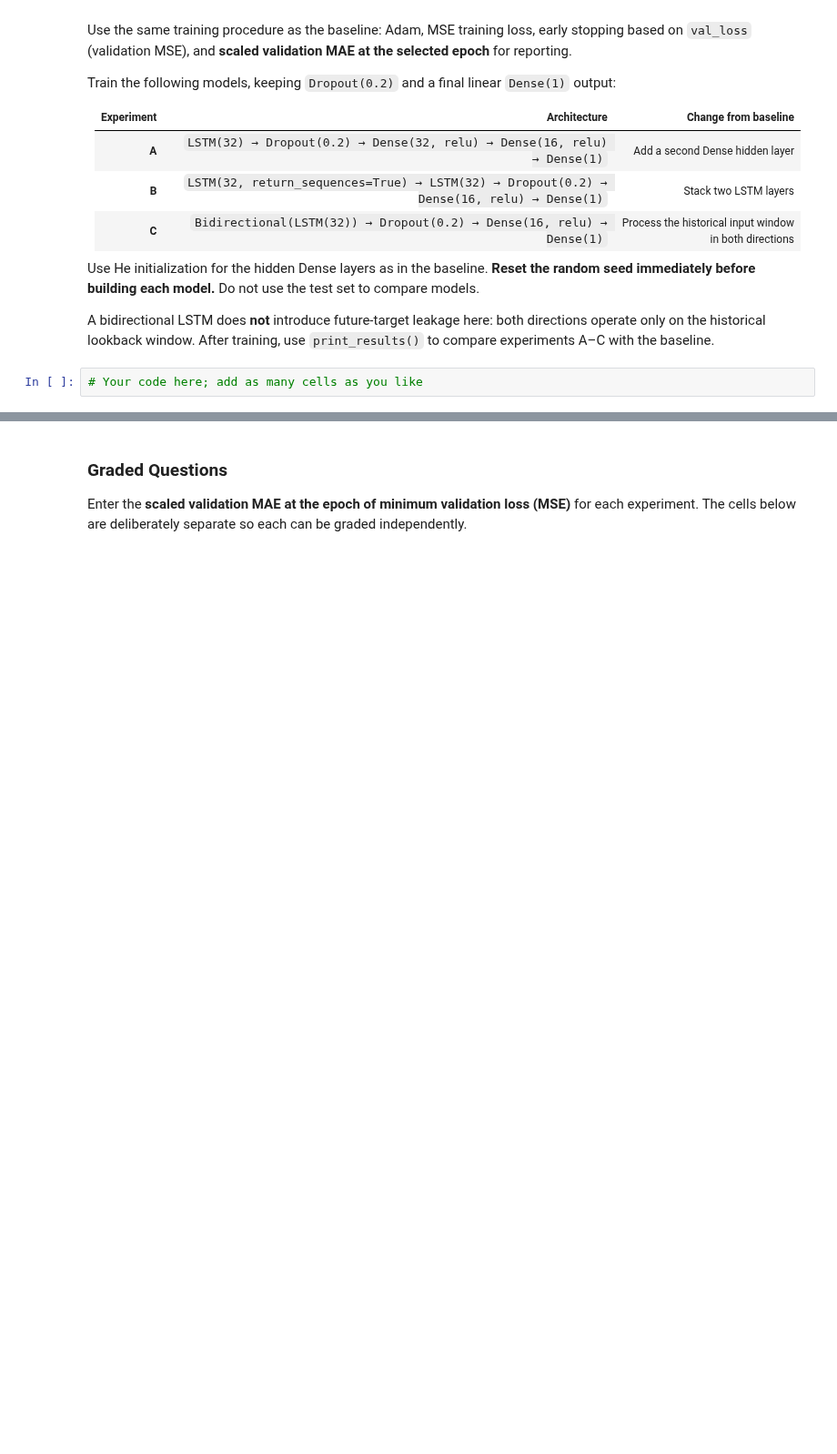
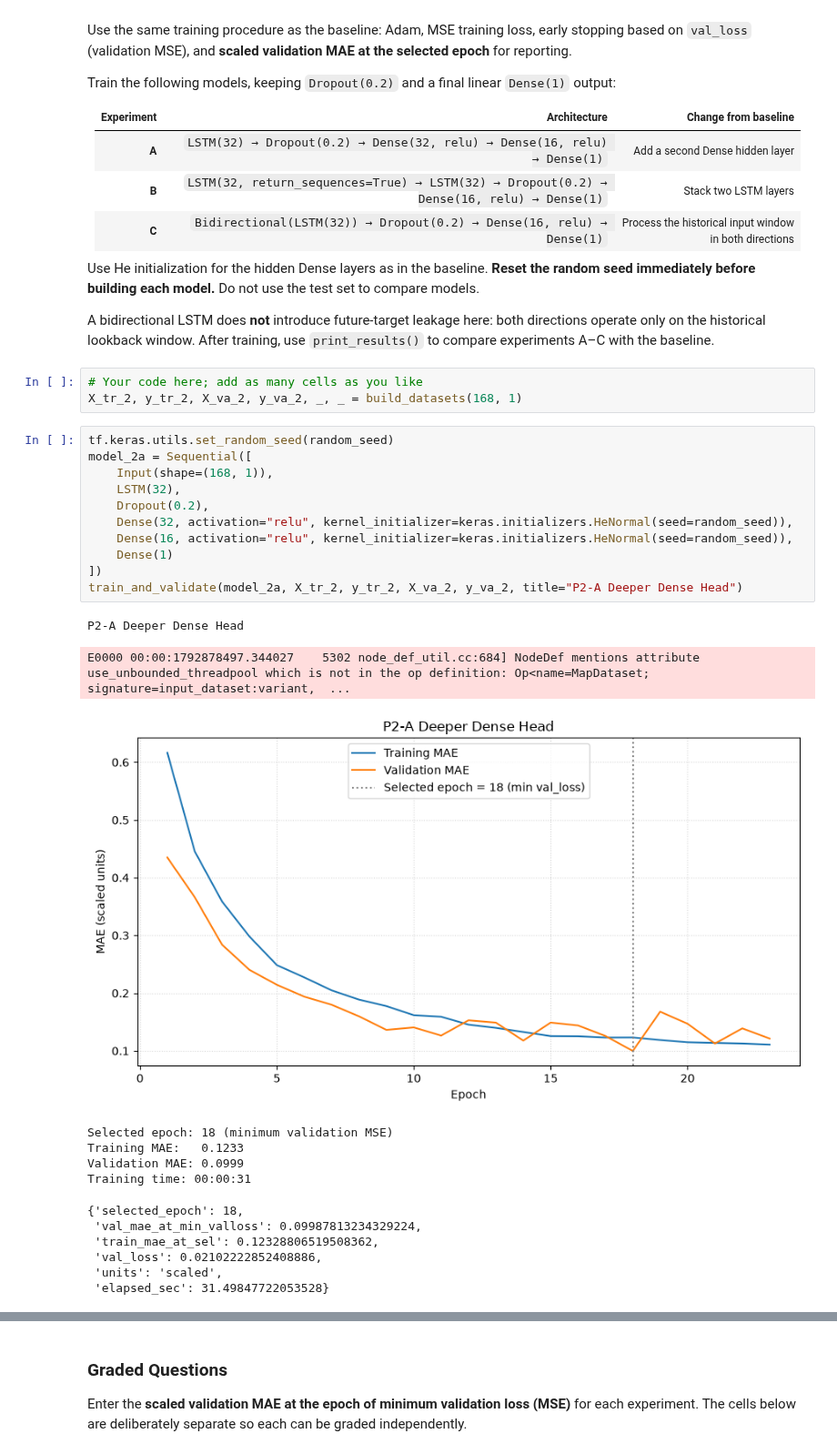
Before and after one commit to g-poklitar/DX703-HW, a Jupyter notebook: Homework_08 (2).ipynb, the cells around one changed output, grey strips where cells are left out. Shown at 91% size. Cells and saved outputs as stored; diff of their text form; blank space fills up the shorter version.

```diff
--- a/Homework_08 (2).ipynb
+++ b/Homework_08 (2).ipynb
@@ -759,3 +849,29 @@ Use He initialization for the hidden Dense layers as in the baseline. **Reset th
 A bidirectional LSTM does **not** introduce future-target leakage here: both directions operate only on the historical lookback window. After training, use `print_results()` to compare experiments A–C with the baseline.
 # %%
 # Your code here; add as many cells as you like
+X_tr_2, y_tr_2, X_va_2, y_va_2, _, _ = build_datasets(168, 1)
+# %%
+tf.keras.utils.set_random_seed(random_seed)
+model_2a = Sequential([
+    Input(shape=(168, 1)),
+    LSTM(32),
+    Dropout(0.2),
+    Dense(32, activation="relu", kernel_initializer=keras.initializers.HeNormal(seed=random_seed)),
+    Dense(16, activation="relu", kernel_initializer=keras.initializers.HeNormal(seed=random_seed)),
+    Dense(1)
+])
+train_and_validate(model_2a, X_tr_2, y_tr_2, X_va_2, y_va_2, title="P2-A Deeper Dense Head")
+# %% [output]
+P2-A Deeper Dense Head
+E0000 00:00:1792878497.344027    5302 node_def_util.cc:684] NodeDef mentions attribute use_unbounded_threadpool which is not in the op definition: Op<name=MapDataset; signature=input_dataset:variant,  ...
+[figure, added]
+Selected epoch: 18 (minimum validation MSE)
+Training MAE:   0.1233
+Validation MAE: 0.0999
+Training time: 00:00:31
+{'selected_epoch': 18,
+ 'val_mae_at_min_valloss': 0.09987813234329224,
+ 'train_mae_at_sel': 0.12328806519508362,
+ 'val_loss': 0.02102222852408886,
+ 'units': 'scaled',
+ 'elapsed_sec': 31.49847722053528}
```
Also changed, not shown: parts of 37 cells of this notebook.
